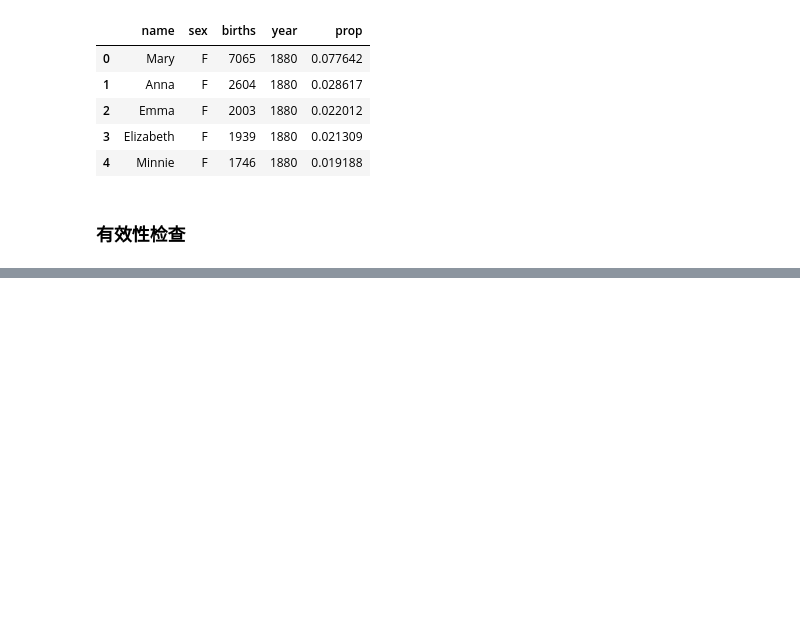
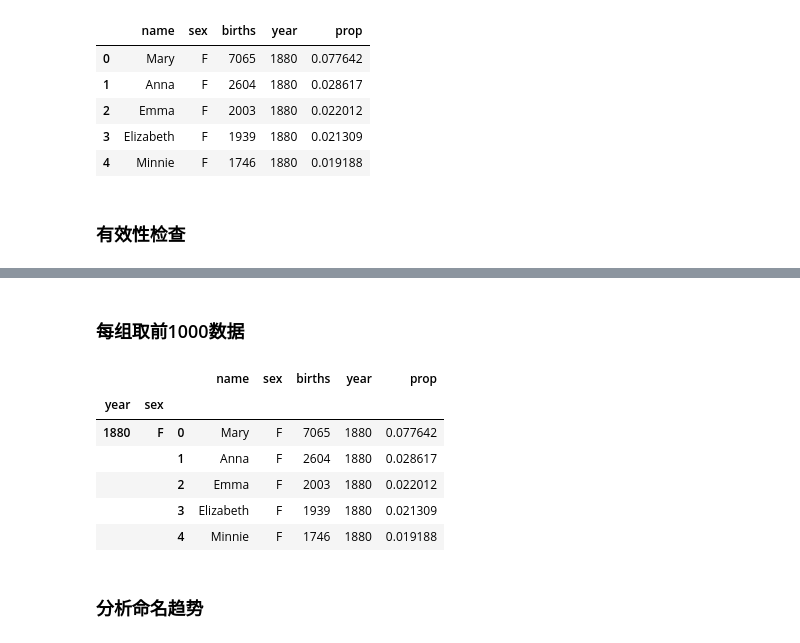
Before and after one commit to aq1121/AI, a Jupyter notebook: data_analysis/names.ipynb, the cells around one changed output, grey strips where cells are left out. Saved outputs shown, nothing was run; the diff lists cells and outputs as text; code cells hidden in the pictures; blank space fills up the shorter version.

```diff
--- a/data_analysis/names.ipynb
+++ b/data_analysis/names.ipynb
@@ -113,0 +132,19 @@ np.allclose()
+# %% [markdown]
+### 每组取前1000数据
+# %%
+def get_top1000(group):
+    return group.sort_values(by='births',ascending=False)[:1000]
+# %%
+grouped = names.groupby(['year','sex'])
+# %%
+top1000 = grouped.apply(get_top1000)
+# %%
+top1000.head()
+# %% [output]
+|  |  |  | name | sex | births | year | prop |
+| year | sex |  |  |  |  |  |  |
+| 1880 | F | 0 | Mary | F | 7065 | 1880 | 0.077642 |
+|  |  | 1 | Anna | F | 2604 | 1880 | 0.028617 |
+|  |  | 2 | Emma | F | 2003 | 1880 | 0.022012 |
+|  |  | 3 | Elizabeth | F | 1939 | 1880 | 0.021309 |
+|  |  | 4 | Minnie | F | 1746 | 1880 | 0.019188 |
@@ -113,0 +155,2 @@ np.allclose()
+# %% [markdown]
+### 分析命名趋势
```
Also changed, not shown: parts of 10 cells of this notebook.
